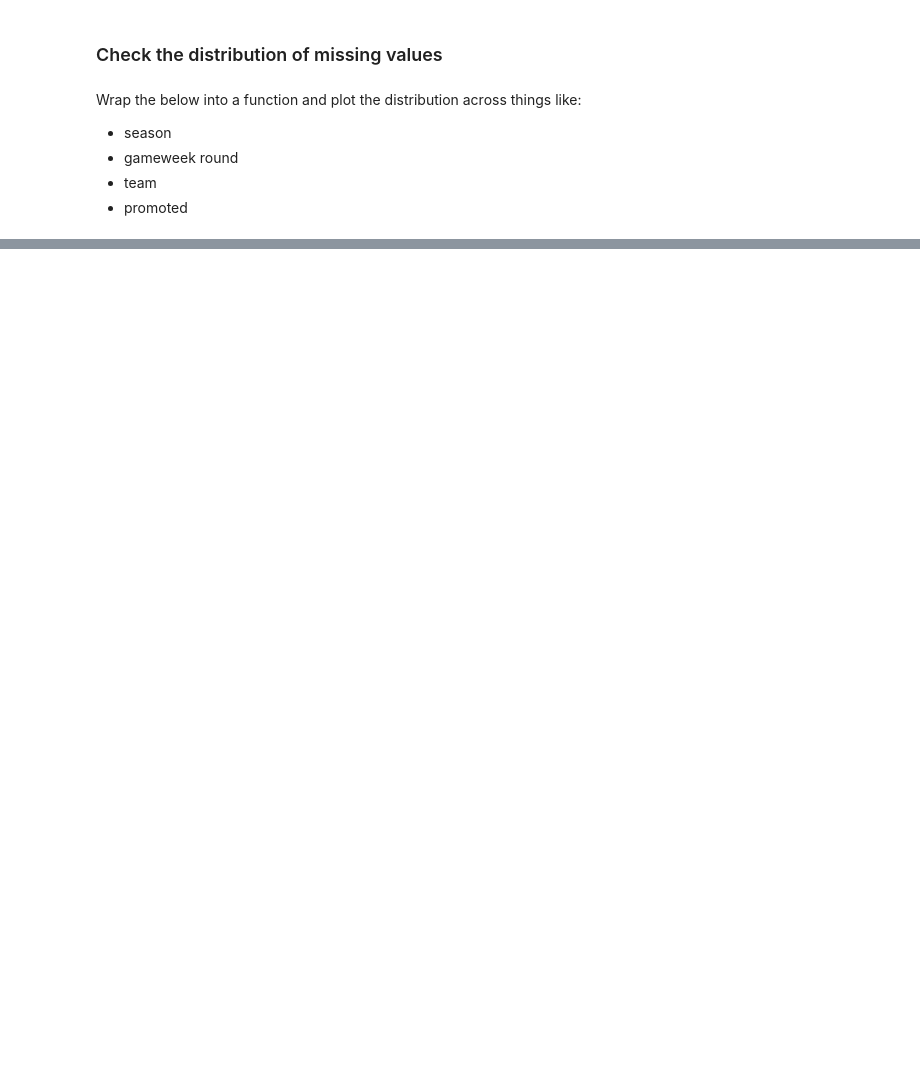
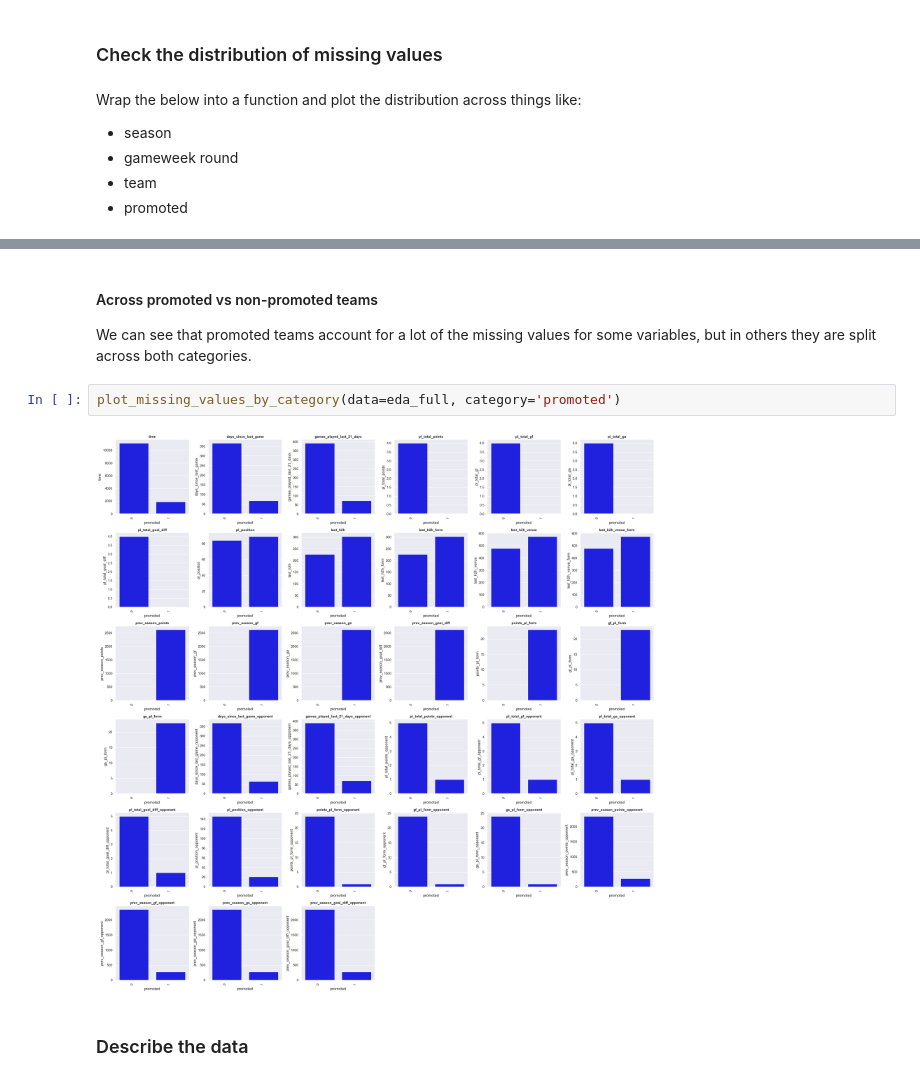
Before and after one commit to lucelsby/EPL-Prediction, a Jupyter notebook: notebooks/04_EDA.ipynb, the cells around one changed output, grey strips where cells are left out. Drawn from its saved outputs; the diff is of its cells as text; blank space fills up the shorter version.

```diff
--- a/notebooks/04_EDA.ipynb
+++ b/notebooks/04_EDA.ipynb
@@ -144,0 +132,10 @@ len(variables)
+# %% [markdown]
+#### Across promoted vs non-promoted teams
+
+We can see that promoted teams account for a lot of the missing values for some variables, but in others they are split across both categories.
+# %%
+plot_missing_values_by_category(data=eda_full, category='promoted')
+# %% [output]
+[figure, added]
+# %% [markdown]
+### Describe the data
```
Also changed, not shown: parts of 17 cells of this notebook.
